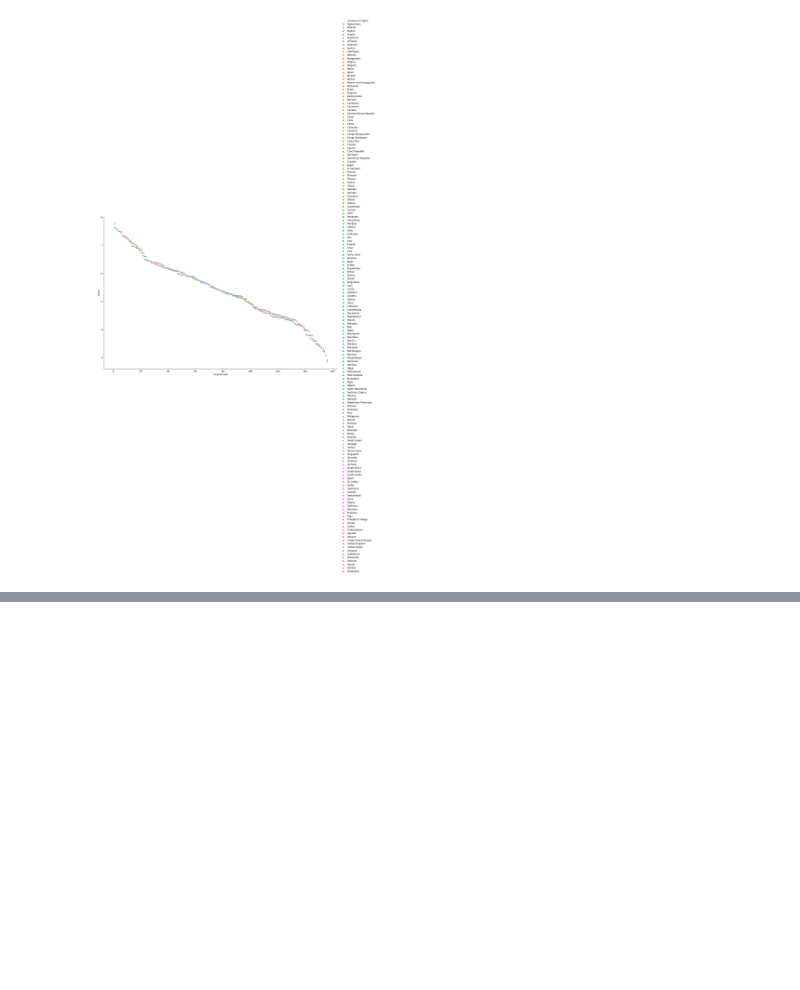
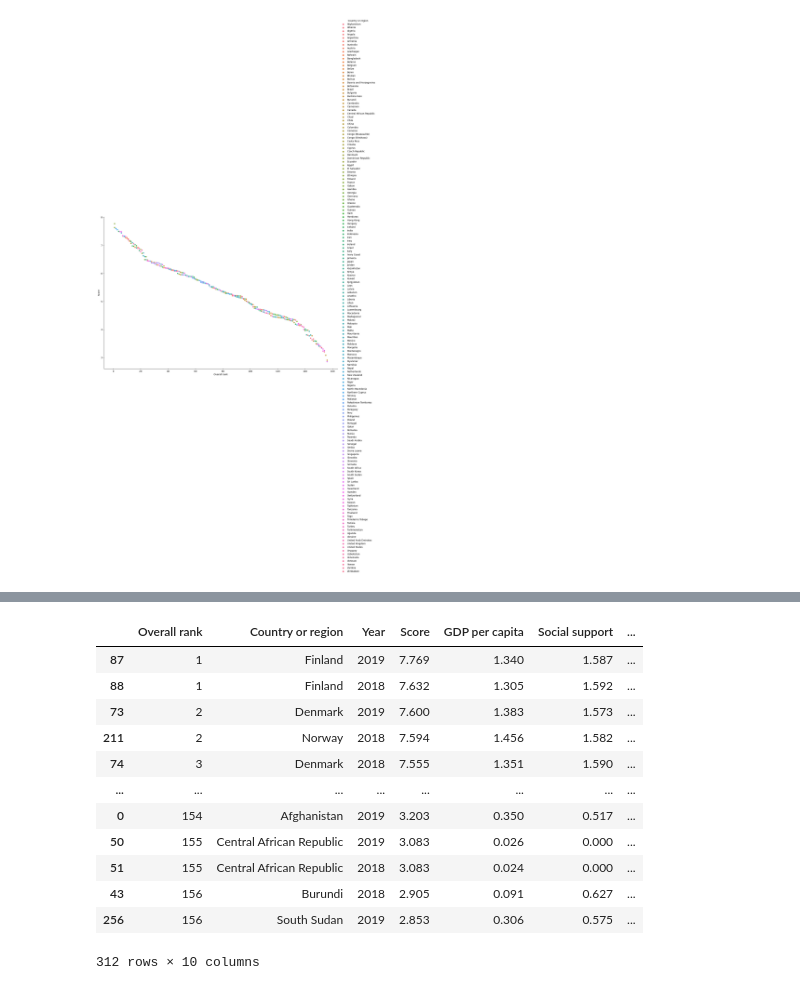
Before and after one commit to K25p2r3n0k/MiskiKuskilMillalgi, a Jupyter notebook: l6pu-too.ipynb, the cells around one changed output, grey strips where cells are left out. Saved outputs shown, nothing was run; the diff lists cells and outputs as text; code cells hidden in the pictures; blank space fills up the shorter version.

```diff
--- a/l6pu-too.ipynb
+++ b/l6pu-too.ipynb
@@ -251,0 +268,16 @@ sns.relplot(x = 'Overall rank', y = 'Score', hue = 'Country or region', data = m
+# %%
+my_data.sort_values(by = ['Score'], ascending = False)
+# %% [output]
+|  | Overall rank | Country or region | Year | Score | GDP per capita | Social support | ... |
+| 87 | 1 | Finland | 2019 | 7.769 | 1.340 | 1.587 | ... |
+| 88 | 1 | Finland | 2018 | 7.632 | 1.305 | 1.592 | ... |
+| 73 | 2 | Denmark | 2019 | 7.600 | 1.383 | 1.573 | ... |
+| 211 | 2 | Norway | 2018 | 7.594 | 1.456 | 1.582 | ... |
+| 74 | 3 | Denmark | 2018 | 7.555 | 1.351 | 1.590 | ... |
+| ... | ... | ... | ... | ... | ... | ... | ... |
+| 0 | 154 | Afghanistan | 2019 | 3.203 | 0.350 | 0.517 | ... |
+| 50 | 155 | Central African Republic | 2019 | 3.083 | 0.026 | 0.000 | ... |
+| 51 | 155 | Central African Republic | 2018 | 3.083 | 0.024 | 0.000 | ... |
+| 43 | 156 | Burundi | 2018 | 2.905 | 0.091 | 0.627 | ... |
+| 256 | 156 | South Sudan | 2019 | 2.853 | 0.306 | 0.575 | ... |
+312 rows × 10 columns
```
Also changed, not shown: parts of 3 cells of this notebook.
